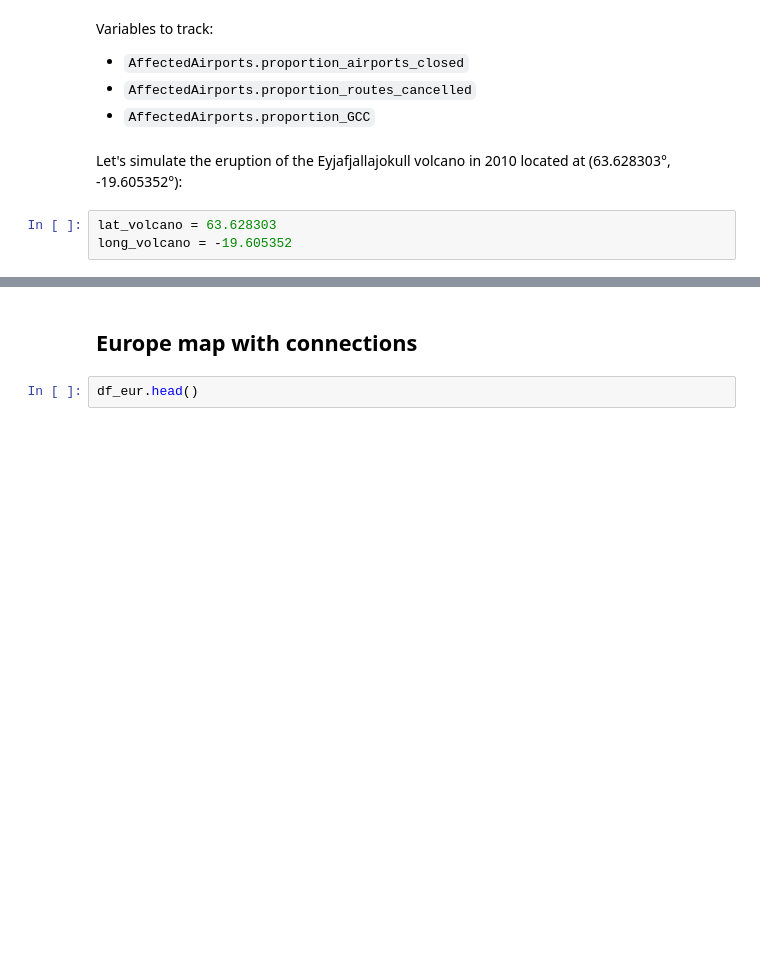
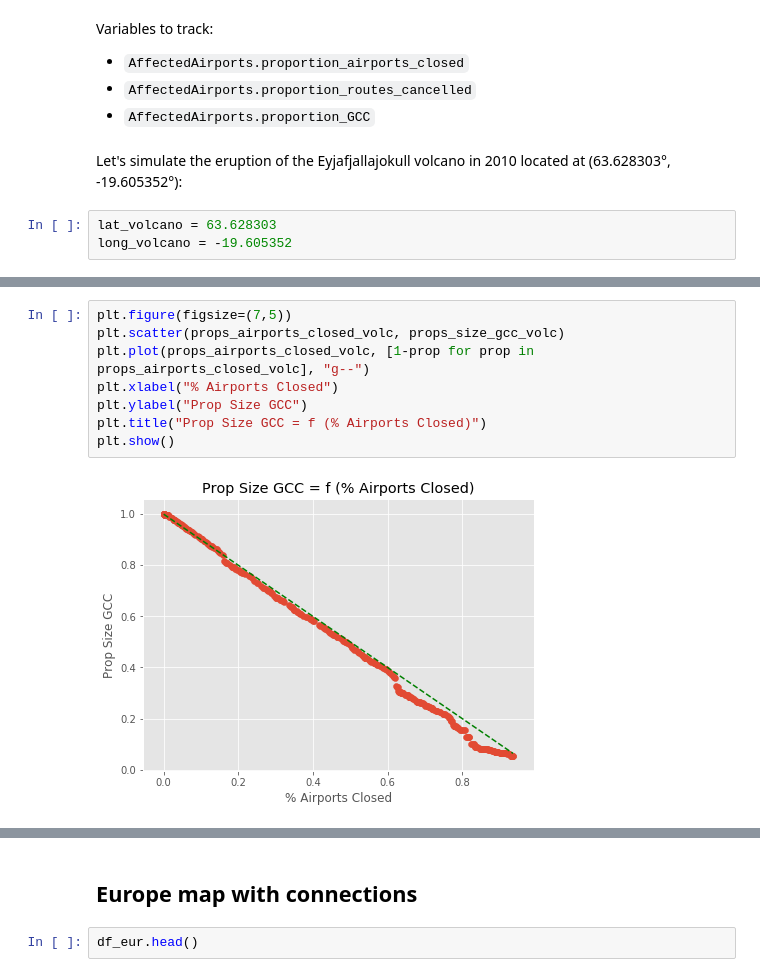
Before and after one commit to aymanebenayada/ngsa-air-routes-analysis, a Jupyter notebook: code/exploration_europe.ipynb, the cells around one changed output, grey strips where cells are left out. Cells and saved outputs as stored; diff of their text form; blank space fills up the shorter version.

```diff
--- a/code/exploration_europe.ipynb
+++ b/code/exploration_europe.ipynb
@@ -415,0 +447,10 @@ new GCC size / initial GCC size: 74.924%
+# %%
+plt.figure(figsize=(7,5))
+plt.scatter(props_airports_closed_volc, props_size_gcc_volc)
+plt.plot(props_airports_closed_volc, [1-prop for prop in props_airports_closed_volc], "g--")
+plt.xlabel("% Airports Closed")
+plt.ylabel("Prop Size GCC")
+plt.title("Prop Size GCC = f (% Airports Closed)")
+plt.show()
+# %% [output]
+[figure, added]
```
Also changed, not shown: parts of 16 cells of this notebook, 1 other file.
